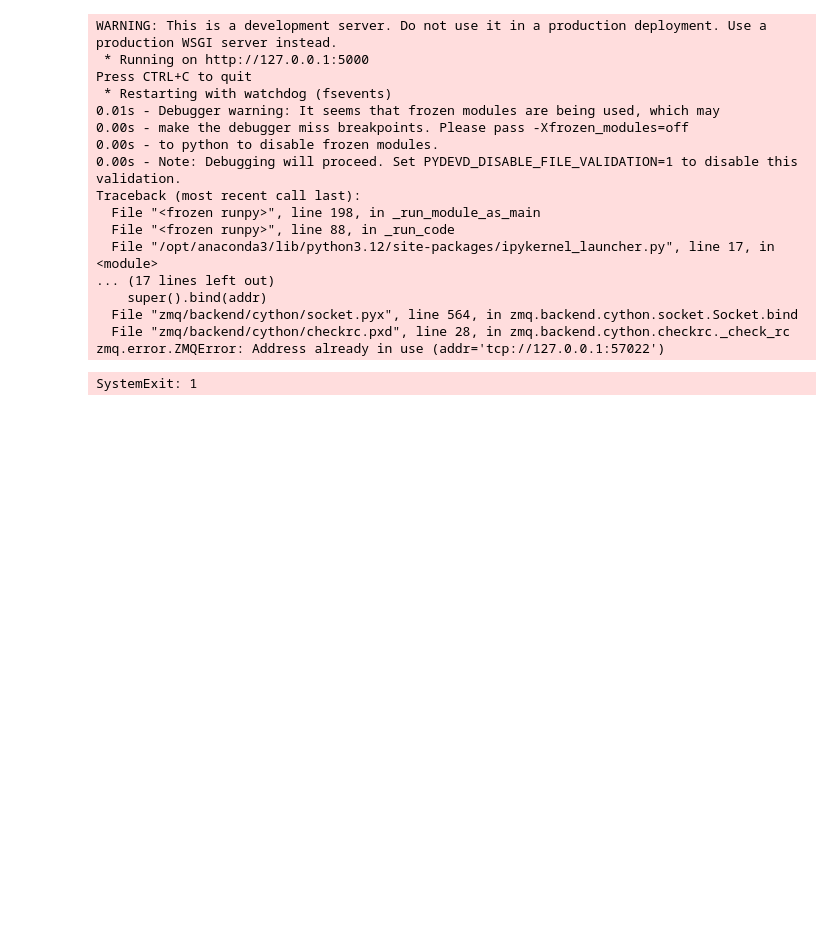
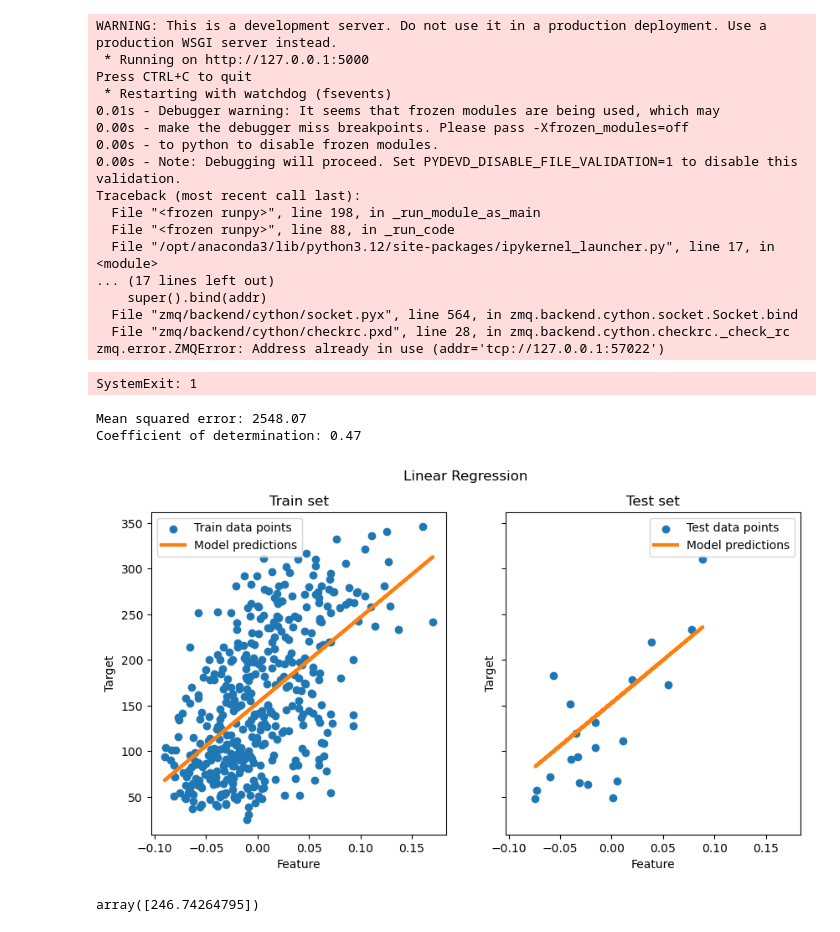
Before and after one commit to Anantanand005/AE2, a Jupyter notebook: AE2_help.ipynb, the cells around one changed output. Saved outputs shown, nothing was run; the diff lists cells and outputs as text; code cells hidden in the pictures; blank space fills up the shorter version.

```diff
--- a/AE2_help.ipynb
+++ b/AE2_help.ipynb
@@ -652,3 +579,46 @@ Traceback (most recent call last):
   File "zmq/backend/cython/checkrc.pxd", line 28, in zmq.backend.cython.checkrc._check_rc
 zmq.error.ZMQError: Address already in use (addr='tcp://127.0.0.1:57022')
 SystemExit: 1
+# %%
+import matplotlib.pyplot as plt
+from sklearn.metrics import mean_squared_error, r2_score
+from sklearn.linear_model import LinearRegression
+from sklearn.datasets import load_diabetes
+from sklearn.model_selection import train_test_split
+
+X, y = load_diabetes(return_X_y=True)
+X = X[:, [2]]  # Use only one feature
+X_train, X_test, y_train, y_test = train_test_split(X, y, test_size=20, shuffle=False)
+
+regressor = LinearRegression().fit(X_train, y_train)
+
+y_pred = regressor.predict(X_test)
+
+print(f"Mean squared error: {mean_squared_error(y_test, y_pred):.2f}")
+print(f"Coefficient of determination: {r2_score(y_test, y_pred):.2f}")
+
+fig, ax = plt.subplots(ncols=2, figsize=(10, 5), sharex=True, sharey=True)
+
+ax[0].scatter(X_train, y_train, label="Train data points")
+ax[0].plot(
+    X_train,
+    regressor.predict(X_train),
+    linewidth=3,
+    color="tab:orange",
+    label="Model predictions",
+)
+ax[0].set(xlabel="Feature", ylabel="Target", title="Train set")
+ax[0].legend()
+
+ax[1].scatter(X_test, y_test, label="Test data points")
+ax[1].plot(X_test, y_pred, linewidth=3, color="tab:orange", label="Model predictions")
+ax[1].set(xlabel="Feature", ylabel="Target", title="Test set")
+ax[1].legend()
+
+fig.suptitle("Linear Regression")
+
+plt.show(fig)
+# %% [output]
+Mean squared error: 2548.07
+Coefficient of determination: 0.47
+[figure, added]
@@ -654,0 +640,4 @@ SystemExit: 1
+# %%
+model.predict([[0.1]])
+# %% [output]
+array([246.74264795])
```
Also changed, not shown: parts of 4 cells of this notebook, 9 other files.
